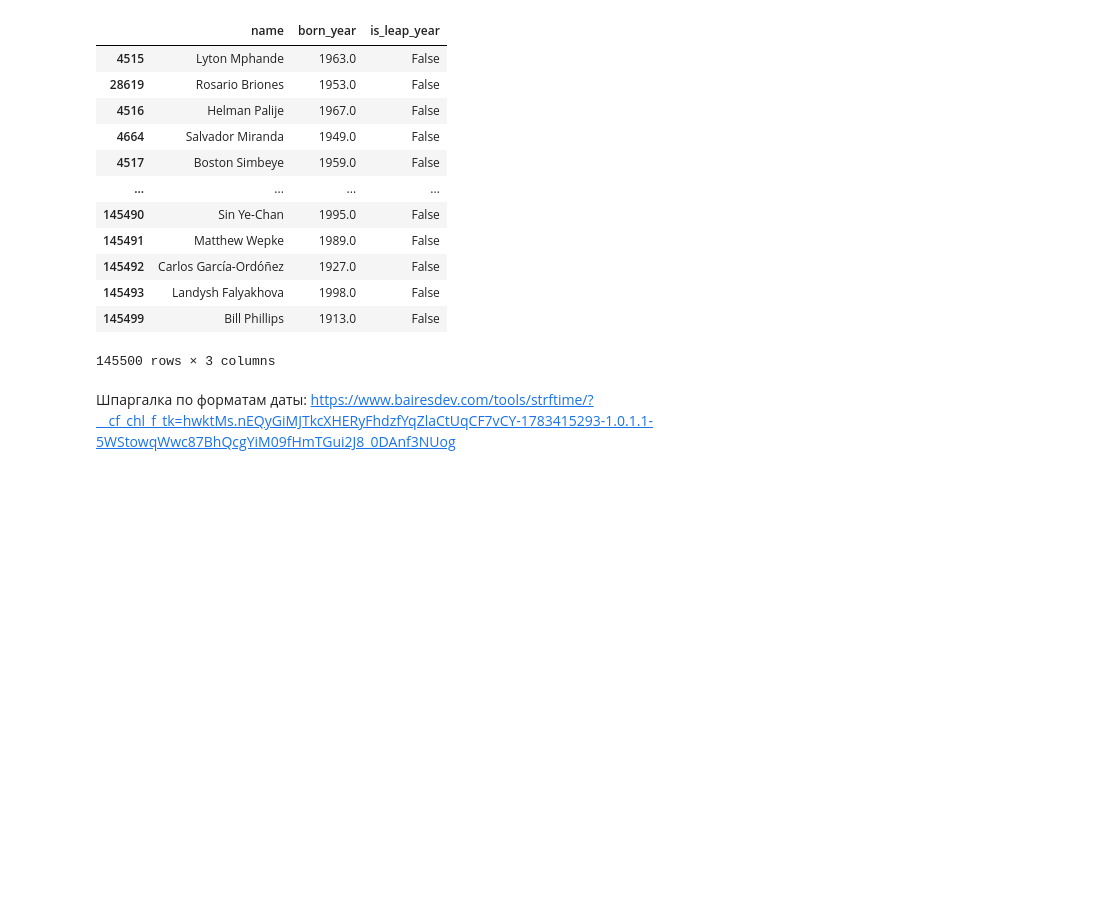
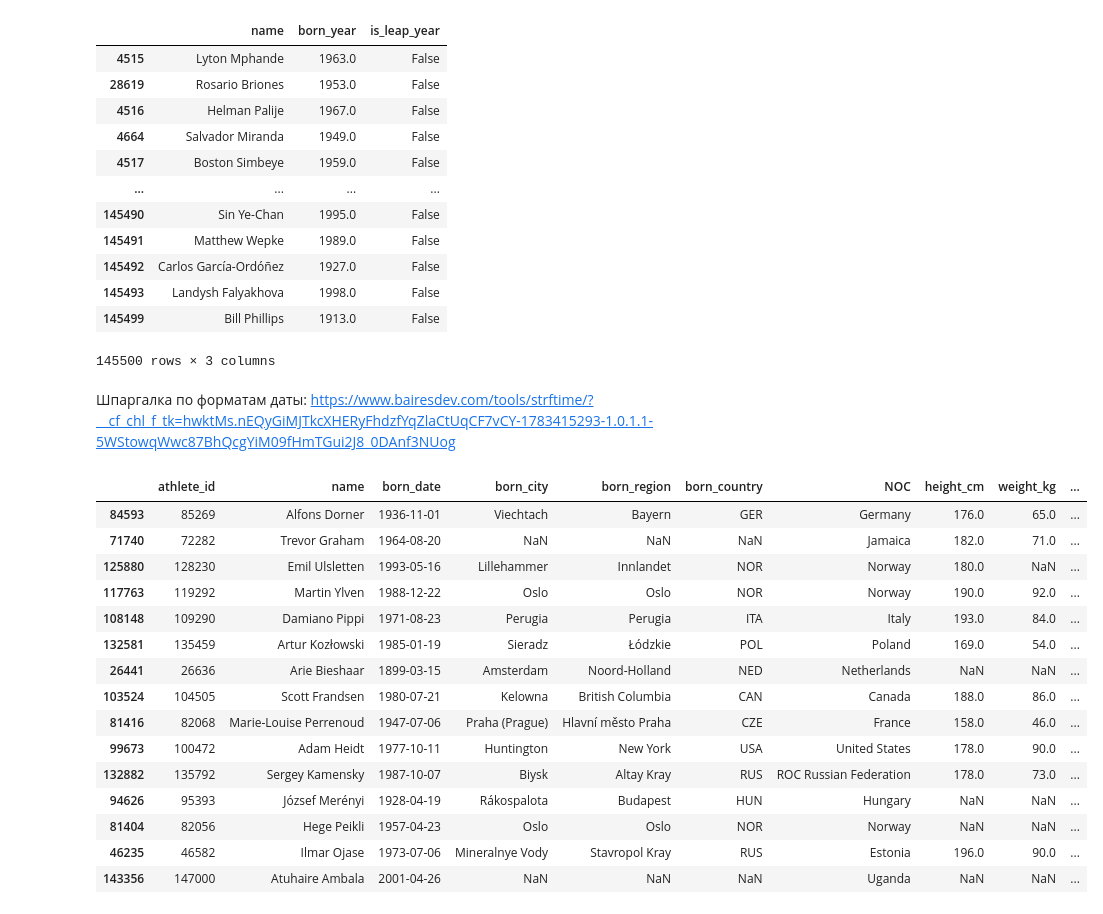
Before and after one commit to KidIsKing/learn_pandas, a Jupyter notebook: tutorial.ipynb, the cells around one changed output. Saved outputs shown, nothing was run; the diff lists cells and outputs as text; code cells hidden in the pictures; blank space fills up the shorter version.

```diff
--- a/tutorial.ipynb
+++ b/tutorial.ipynb
@@ -779,3 +779,24 @@ bios_new[["name", "born_year", "is_leap_year"]]
 Шпаргалка по форматам даты: https://www.bairesdev.com/tools/strftime/?__cf_chl_f_tk=hwktMs.nEQyGiMJTkcXHERyFhdzfYqZlaCtUqCF7vCY-1783415293-1.0.1.1-5WStowqWwc87BhQcgYiM09fHmTGui2J8_0DAnf3NUog
 # %%
 bios_new.to_csv("data/bios_new.csv", index=False)  # Сохранение обновлённого фрейма в файл, где индексы не добавлены
+# %%
+bios["height_category"] = bios["height_cm"].apply(lambda x: "Short" if x < 165 else ("Average" if x < 185 else "Tall"))  # Использование lambda для формирования нового столбца с условием
+# %%
+bios.sample(15)
+# %% [output]
+|  | athlete_id | name | born_date | born_city | born_region | born_country | NOC | height_cm | weight_kg | ... |
+| 84593 | 85269 | Alfons Dorner | 1936-11-01 | Viechtach | Bayern | GER | Germany | 176.0 | 65.0 | ... |
+| 71740 | 72282 | Trevor Graham | 1964-08-20 | NaN | NaN | NaN | Jamaica | 182.0 | 71.0 | ... |
+| 125880 | 128230 | Emil Ulsletten | 1993-05-16 | Lillehammer | Innlandet | NOR | Norway | 180.0 | NaN | ... |
+| 117763 | 119292 | Martin Ylven | 1988-12-22 | Oslo | Oslo | NOR | Norway | 190.0 | 92.0 | ... |
+| 108148 | 109290 | Damiano Pippi | 1971-08-23 | Perugia | Perugia | ITA | Italy | 193.0 | 84.0 | ... |
+| 132581 | 135459 | Artur Kozłowski | 1985-01-19 | Sieradz | Łódzkie | POL | Poland | 169.0 | 54.0 | ... |
+| 26441 | 26636 | Arie Bieshaar | 1899-03-15 | Amsterdam | Noord-Holland | NED | Netherlands | NaN | NaN | ... |
+| 103524 | 104505 | Scott Frandsen | 1980-07-21 | Kelowna | British Columbia | CAN | Canada | 188.0 | 86.0 | ... |
+| 81416 | 82068 | Marie-Louise Perrenoud | 1947-07-06 | Praha (Prague) | Hlavní město Praha | CZE | France | 158.0 | 46.0 | ... |
+| 99673 | 100472 | Adam Heidt | 1977-10-11 | Huntington | New York | USA | United States | 178.0 | 90.0 | ... |
+| 132882 | 135792 | Sergey Kamensky | 1987-10-07 | Biysk | Altay Kray | RUS | ROC Russian Federation | 178.0 | 73.0 | ... |
+| 94626 | 95393 | József Merényi | 1928-04-19 | Rákospalota | Budapest | HUN | Hungary | NaN | NaN | ... |
+| 81404 | 82056 | Hege Peikli | 1957-04-23 | Oslo | Oslo | NOR | Norway | NaN | NaN | ... |
+| 46235 | 46582 | Ilmar Ojase | 1973-07-06 | Mineralnye Vody | Stavropol Kray | RUS | Estonia | 196.0 | 90.0 | ... |
+| 143356 | 147000 | Atuhaire Ambala | 2001-04-26 | NaN | NaN | NaN | Uganda | NaN | NaN | ... |
```
Also changed, not shown: parts of 55 cells of this notebook, 1 other file.
